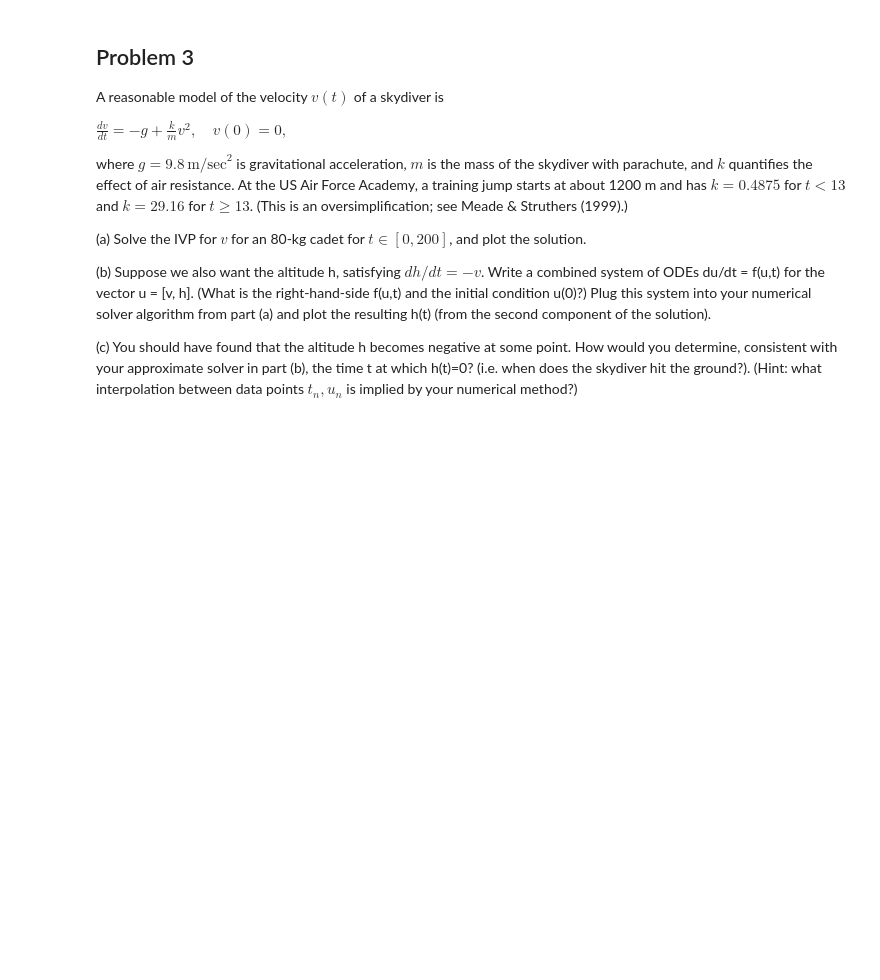
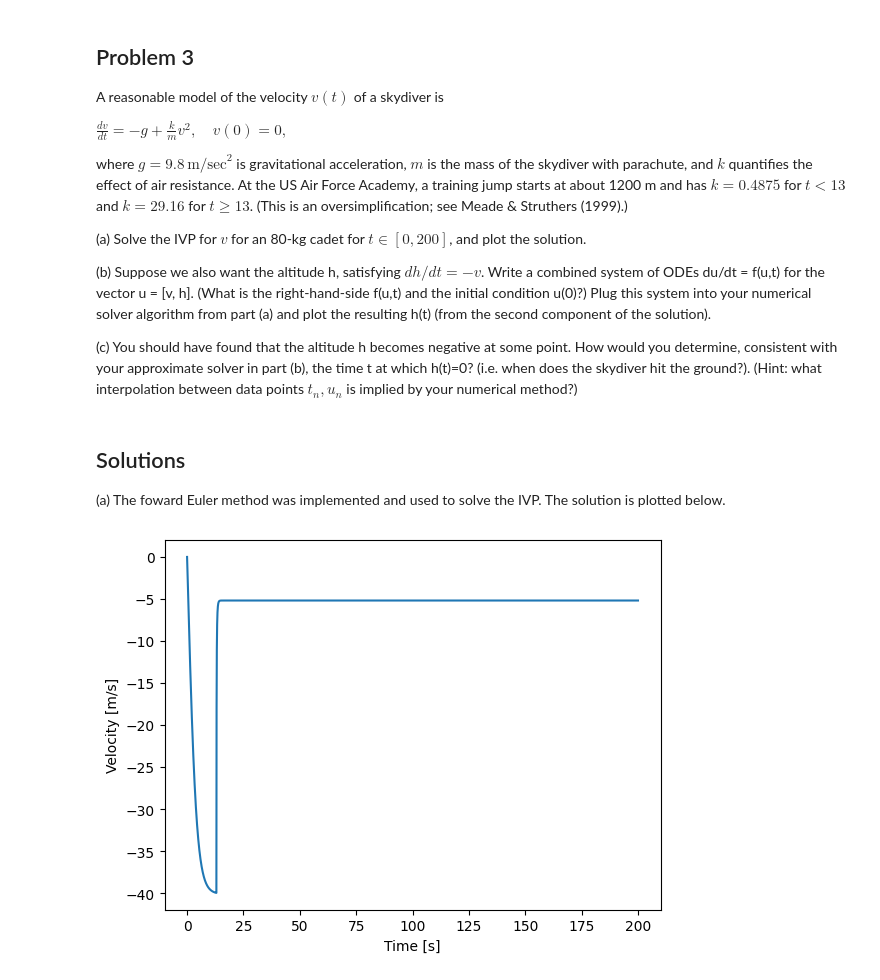
Before and after one commit to mitmath/numerical_hub, a Jupyter notebook: psets/pset5sol.ipynb, the cells around one changed output. Cells and saved outputs as stored; diff of their text form; code cells hidden in the pictures; blank space fills up the shorter version.

```diff
--- a/psets/pset5sol.ipynb
+++ b/psets/pset5sol.ipynb
@@ -198,3 +198,34 @@ where $g = 9.8 \, \text{m/sec}^2$ is gravitational acceleration, $m$ is the mass
 (b) Suppose we also want the altitude h, satisfying $dh/dt = -v$.   Write a combined system of ODEs du/dt = f(u,t) for the vector u = [v, h].  (What is the right-hand-side f(u,t) and the initial condition u(0)?)   Plug this system into your numerical solver algorithm from part (a) and plot the resulting h(t) (from the second component of the solution).
 
 (c) You should have found that the altitude h becomes negative at some point.  How would you determine, consistent with your approximate solver in part (b), the time t at which h(t)=0? (i.e. when does the skydiver hit the ground?).   (Hint: what interpolation between data points $t_n, u_n$ is implied by your numerical method?)
+# %% [markdown]
+## Solutions
+(a) The foward Euler method was implemented and used to solve the IVP. The solution is plotted below.
+# %%
+import numpy as np
+import math
+import matplotlib.pyplot as plt
+
+g, m = 9.8, 80
+k = lambda t: 0.4875 if t<13 else 29.16
+dv_dt = lambda u, t: np.array([-g + k(t) * u[0]**2 / m]) #u = [v]
+dt = 2e-4
+def forward_euler(F, u0, t_end = 200, dt=dt):
+    u, t, dim = u0, 0, len(u0)
+    N = math.ceil(t_end/dt)
+    u_history = np.zeros((N+1, dim))
+    u_history[0,:] = u
+    for i in range(1,N+1):
+        u += F(u, t) * dt
+        t = i*dt
+        u_history[i,:] = u
+    return u_history
+
+v_history = forward_euler(dv_dt, [0])
+
+plt.plot(np.arange(0,200+dt,dt), v_history[:,0])
+plt.xlabel('Time [s]')
+plt.ylabel('Velocity [m/s]')
+plt.show()
+# %% [output]
+[figure, added]
```
Also changed, not shown: parts of 4 cells of this notebook.
